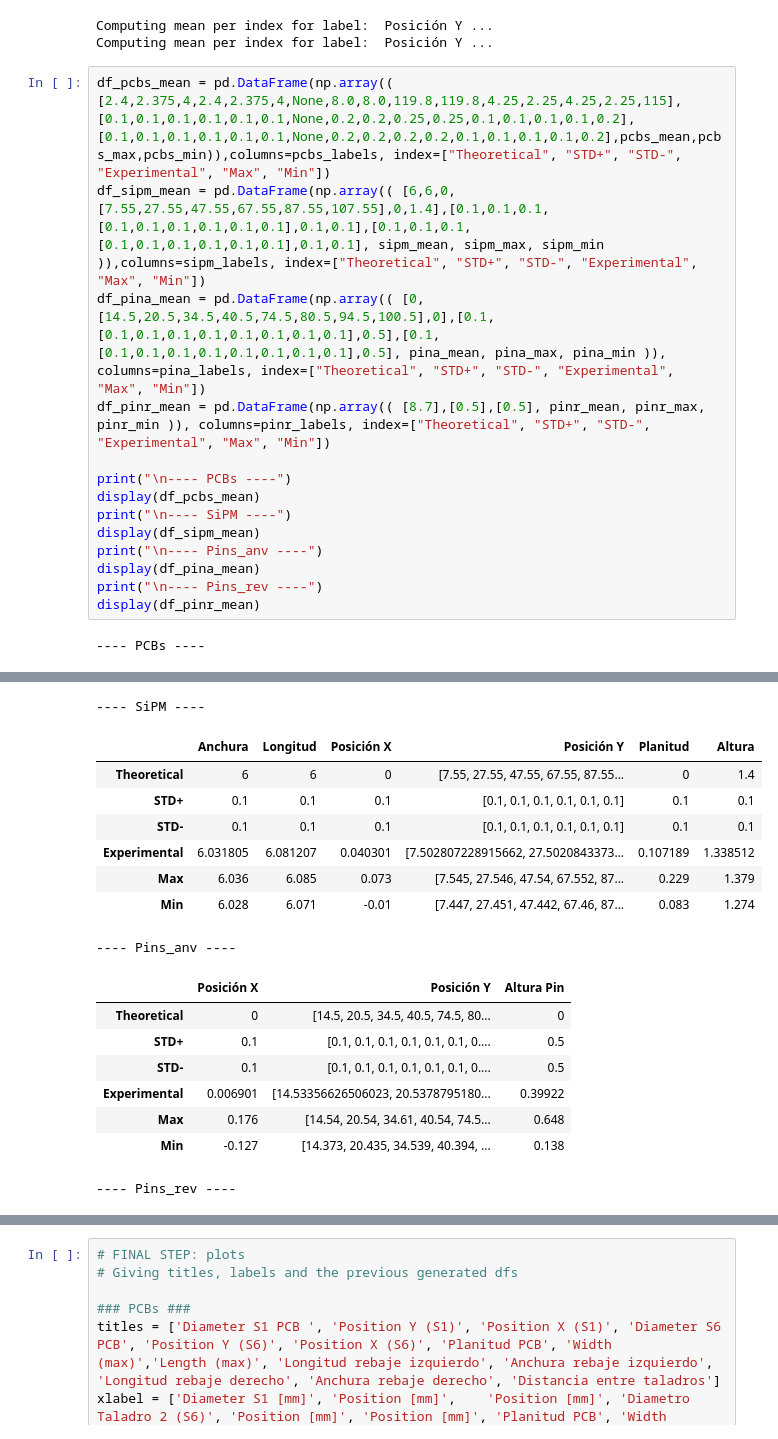
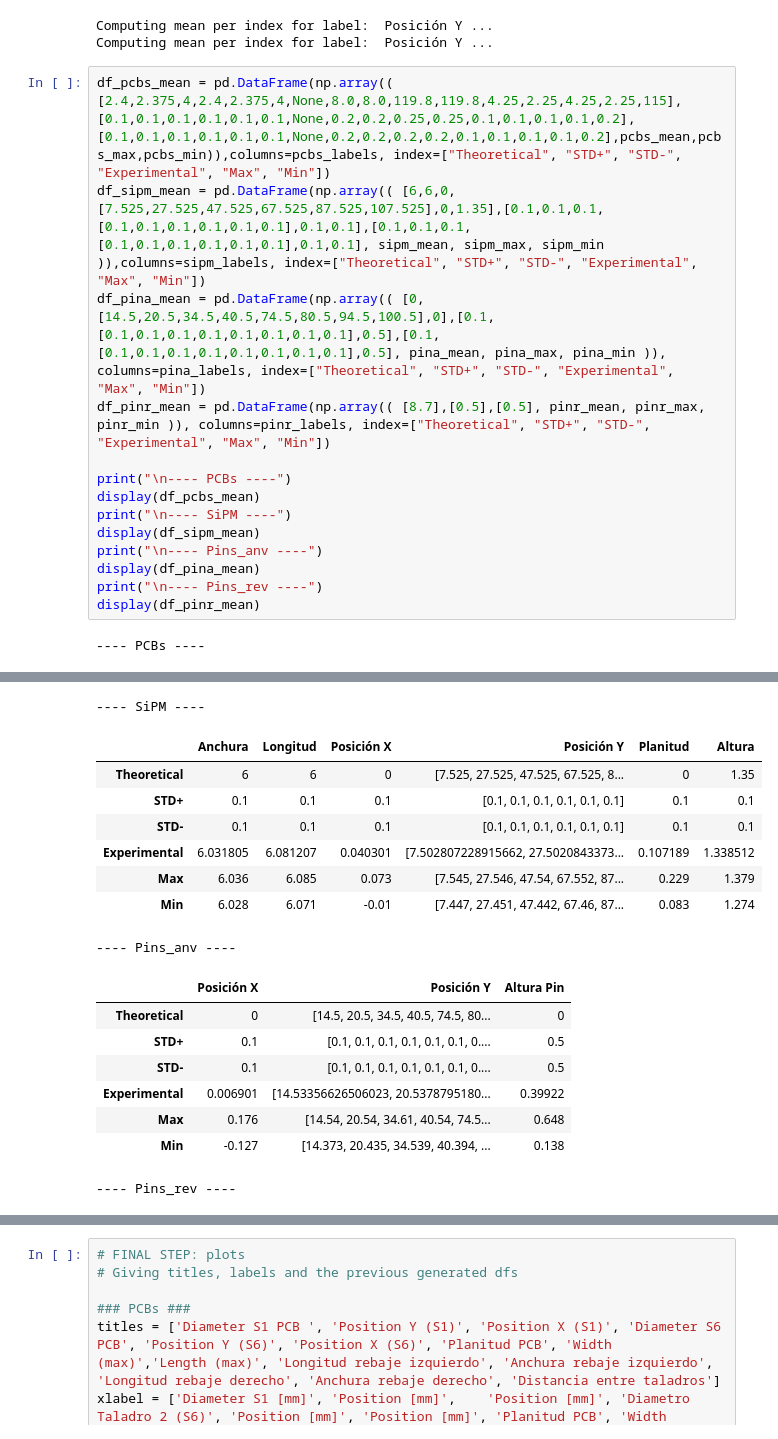
Before and after one commit to CIEMAT-Neutrino/Analysis_Lab_SiPMs, a Jupyter notebook: notebooks/SiPMsDimensions.ipynb, the cells around one changed output, grey strips where cells are left out. Saved outputs shown, nothing was run; the diff lists cells and outputs as text.

```diff
--- a/notebooks/SiPMsDimensions.ipynb
+++ b/notebooks/SiPMsDimensions.ipynb
@@ -150,34 +153,34 @@ Computing mean per index for label:  Posición Y ...
 Computing mean per index for label:  Posición Y ...
 # %%
 df_pcbs_mean = pd.DataFrame(np.array(( [2.4,2.375,4,2.4,2.375,4,None,8.0,8.0,119.8,119.8,4.25,2.25,4.25,2.25,115],[0.1,0.1,0.1,0.1,0.1,0.1,None,0.2,0.2,0.25,0.25,0.1,0.1,0.1,0.1,0.2],[0.1,0.1,0.1,0.1,0.1,0.1,None,0.2,0.2,0.2,0.2,0.1,0.1,0.1,0.1,0.2],pcbs_mean,pcbs_max,pcbs_min)),columns=pcbs_labels, index=["Theoretical", "STD+", "STD-", "Experimental", "Max", "Min"])
-df_sipm_mean = pd.DataFrame(np.array(( [6,6,0,[7.55,27.55,47.55,67.55,87.55,107.55],0,1.4],[0.1,0.1,0.1,[0.1,0.1,0.1,0.1,0.1,0.1],0.1,0.1],[0.1,0.1,0.1,[0.1,0.1,0.1,0.1,0.1,0.1],0.1,0.1], sipm_mean, sipm_max, sipm_min )),columns=sipm_labels, index=["Theoretical", "STD+", "STD-", "Experimental", "Max", "Min"])
+df_sipm_mean = pd.DataFrame(np.array(( [6,6,0,[7.525,27.525,47.525,67.525,87.525,107.525],0,1.35],[0.1,0.1,0.1,[0.1,0.1,0.1,0.1,0.1,0.1],0.1,0.1],[0.1,0.1,0.1,[0.1,0.1,0.1,0.1,0.1,0.1],0.1,0.1], sipm_mean, sipm_max, sipm_min )),columns=sipm_labels, index=["Theoretical", "STD+", "STD-", "Experimental", "Max", "Min"])
 df_pina_mean = pd.DataFrame(np.array(( [0,[14.5,20.5,34.5,40.5,74.5,80.5,94.5,100.5],0],[0.1,[0.1,0.1,0.1,0.1,0.1,0.1,0.1,0.1],0.5],[0.1,[0.1,0.1,0.1,0.1,0.1,0.1,0.1,0.1],0.5], pina_mean, pina_max, pina_min )), columns=pina_labels, index=["Theoretical", "STD+", "STD-", "Experimental", "Max", "Min"])
 df_pinr_mean = pd.DataFrame(np.array(( [8.7],[0.5],[0.5], pinr_mean, pinr_max, pinr_min )), columns=pinr_labels, index=["Theoretical", "STD+", "STD-", "Experimental", "Max", "Min"])
 
 print("\n---- PCBs ----")
 display(df_pcbs_mean)
 print("\n---- SiPM ----")
 display(df_sipm_mean)
 print("\n---- Pins_anv ----")
 display(df_pina_mean)
 print("\n---- Pins_rev ----")
 display(df_pinr_mean)
 # %% [output]
 ---- PCBs ----
 Creating an ndarray from ragged nested sequences (which is a list-or-tuple of lists-or-tuples-or ndarrays with different lengths or shapes) is deprecated. If you meant to do this, you must specify 'dt ...
 
 
 Creating an ndarray from ragged nested sequences (which is a list-or-tuple of lists-or-tuples-or ndarrays with different lengths or shapes) is deprecated. If you meant to do this, you must specify 'dt ...
 |  | Diametro Taladro 1 (S1) | Posición Y S1 | Posición X S1 | Diametro Taladro 2 (S6) | Posición Y TS6 | ... |
 | Theoretical | 2.4 | 2.375 | 4 | 2.4 | 2.375 | ... |
 | STD+ | 0.1 | 0.1 | 0.1 | 0.1 | 0.1 | ... |
 | STD- | 0.1 | 0.1 | 0.1 | 0.1 | 0.1 | ... |
 | Experimental | 2.389337 | 2.384 | 4.062217 | 2.390904 | 2.392145 | ... |
 | Max | 2.401 | 2.439 | 4.135 | 2.401 | 2.43 | ... |
 | Min | 2.378 | 2.349 | 4.022 | 2.377 | 2.316 | ... |
 ---- SiPM ----
 |  | Anchura | Longitud | Posición X | Posición Y | Planitud | Altura |
-| Theoretical | 6 | 6 | 0 | [7.55, 27.55, 47.55, 67.55, 87.55... | 0 | 1.4 |
+| Theoretical | 6 | 6 | 0 | [7.525, 27.525, 47.525, 67.525, 8... | 0 | 1.35 |
 | STD+ | 0.1 | 0.1 | 0.1 | [0.1, 0.1, 0.1, 0.1, 0.1, 0.1] | 0.1 | 0.1 |
 | STD- | 0.1 | 0.1 | 0.1 | [0.1, 0.1, 0.1, 0.1, 0.1, 0.1] | 0.1 | 0.1 |
 | Experimental | 6.031805 | 6.081207 | 0.040301 | [7.502807228915662, 27.5020843373... | 0.107189 | 1.338512 |
```
Also changed, not shown: parts of 12 cells of this notebook, 1 other file.
